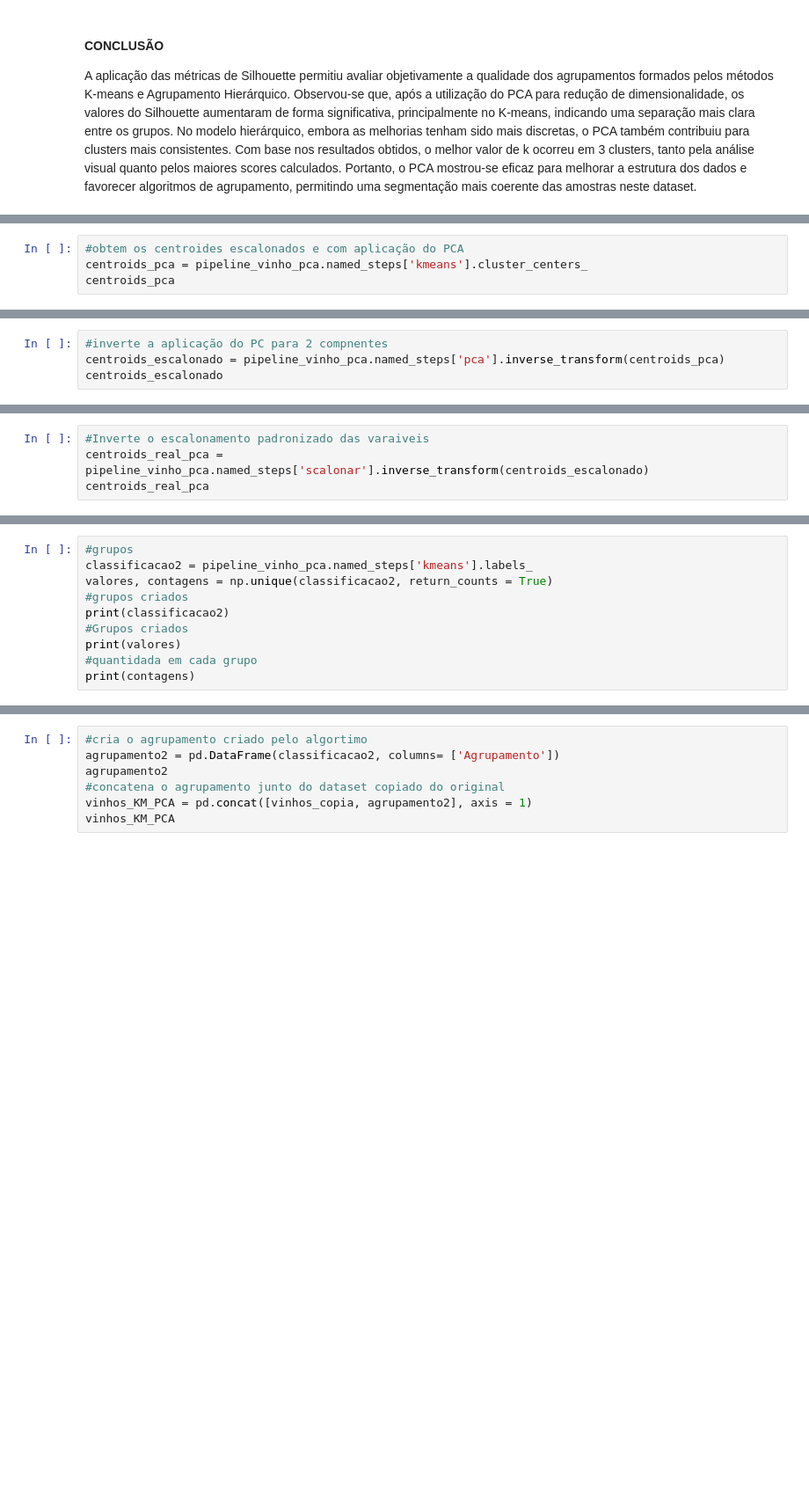
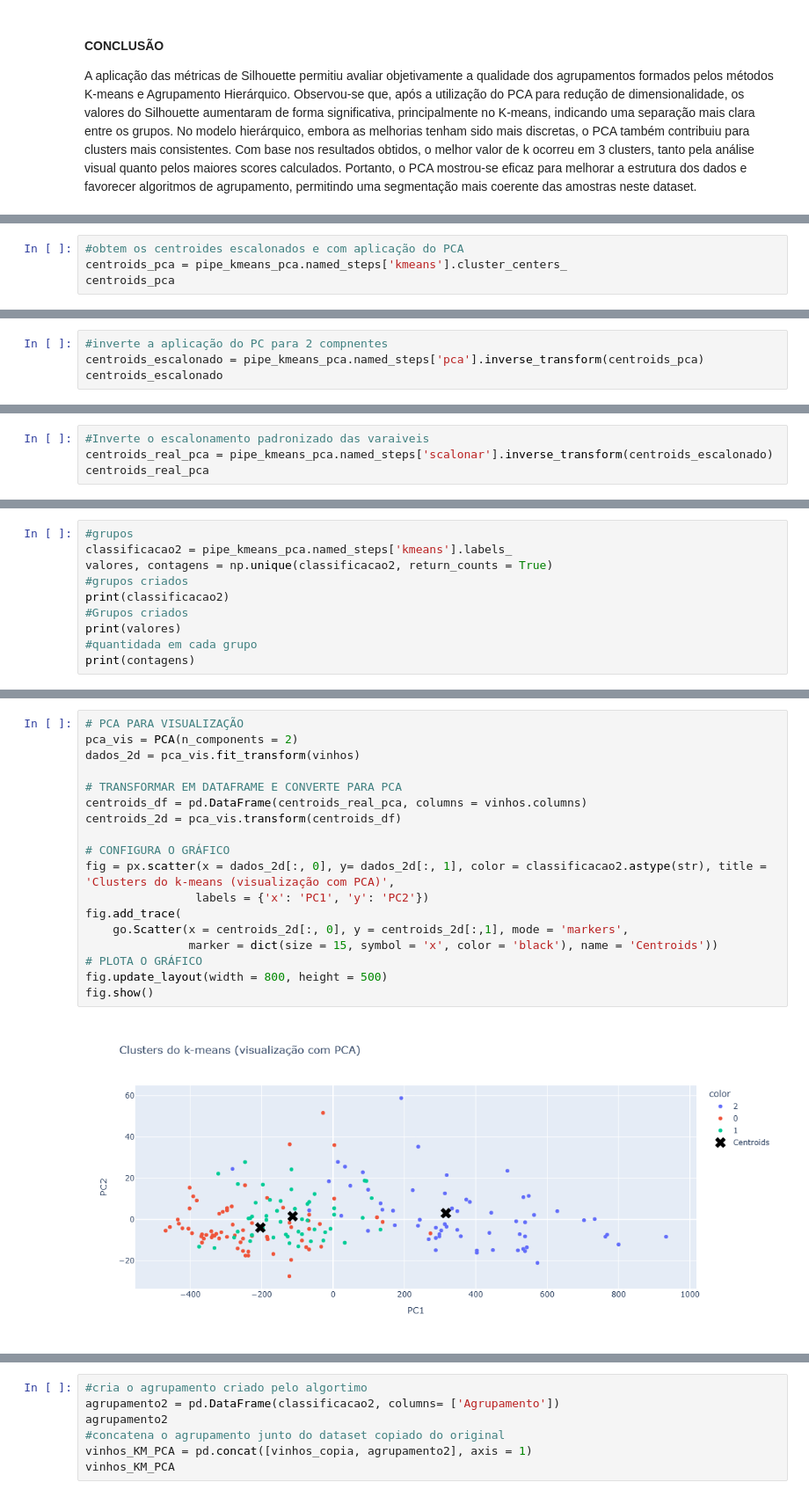
Before and after one commit to Rd-Brito13/Projeto-WineChem, a Jupyter notebook: notebooks/Agrupamento_Vinho.ipynb, the cells around one changed output, grey strips where cells are left out. Shown at 88% size. Cells and saved outputs as stored; diff of their text form; blank space fills up the shorter version.

```diff
--- a/notebooks/Agrupamento_Vinho.ipynb
+++ b/notebooks/Agrupamento_Vinho.ipynb
@@ -887,5 +1022,5 @@ np.float64(0.5540633835693527)
 # %%
 #obtem os centroides escalonados e com aplicação do PCA
-centroids_pca = pipeline_vinho_pca.named_steps['kmeans'].cluster_centers_
+centroids_pca = pipe_kmeans_pca.named_steps['kmeans'].cluster_centers_
 centroids_pca
 # %% [output]
@@ -897,5 +1030,5 @@ array([[ 1.21488655, -1.29030865],
 # %%
 #inverte a aplicação do PC para 2 compnentes
-centroids_escalonado = pipeline_vinho_pca.named_steps['pca'].inverse_transform(centroids_pca)
+centroids_escalonado = pipe_kmeans_pca.named_steps['pca'].inverse_transform(centroids_pca)
 centroids_escalonado
 # %% [output]
@@ -917,5 +1044,5 @@ array([[-0.44871593, -0.58810542, -0.41031813, -0.27708212, -0.21411612,
 # %%
 #Inverte o escalonamento padronizado das varaiveis
-centroids_real_pca = pipeline_vinho_pca.named_steps['scalonar'].inverse_transform(centroids_escalonado)
+centroids_real_pca = pipe_kmeans_pca.named_steps['scalonar'].inverse_transform(centroids_escalonado)
 centroids_real_pca
 # %% [output]
@@ -942,6 +1061,6 @@ array([[1.26373632e+01, 1.68119674e+00, 2.25426518e+00, 1.85722133e+01,
 # %%
 #grupos
-classificacao2 = pipeline_vinho_pca.named_steps['kmeans'].labels_
+classificacao2 = pipe_kmeans_pca.named_steps['kmeans'].labels_
 valores, contagens = np.unique(classificacao2, return_counts = True)
 #grupos criados
 print(classificacao2)
@@ -972,0 +1126,20 @@ graf3.show()
+# %%
+# PCA PARA VISUALIZAÇÃO
+pca_vis = PCA(n_components = 2)
+dados_2d = pca_vis.fit_transform(vinhos)
+
+# TRANSFORMAR EM DATAFRAME E CONVERTE PARA PCA
+centroids_df = pd.DataFrame(centroids_real_pca, columns = vinhos.columns)
+centroids_2d = pca_vis.transform(centroids_df)
+
+# CONFIGURA O GRÁFICO
+fig = px.scatter(x = dados_2d[:, 0], y= dados_2d[:, 1], color = classificacao2.astype(str), title = 'Clusters do k-means (visualização com PCA)',
+                labels = {'x': 'PC1', 'y': 'PC2'})
+fig.add_trace(
+    go.Scatter(x = centroids_2d[:, 0], y = centroids_2d[:,1], mode = 'markers',
+               marker = dict(size = 15, symbol = 'x', color = 'black'), name = 'Centroids'))
+# PLOTA O GRÁFICO
+fig.update_layout(width = 800, height = 500)
+fig.show()
+# %% [output]
+[figure, added]
```
Also changed, not shown: parts of 47 cells of this notebook.
